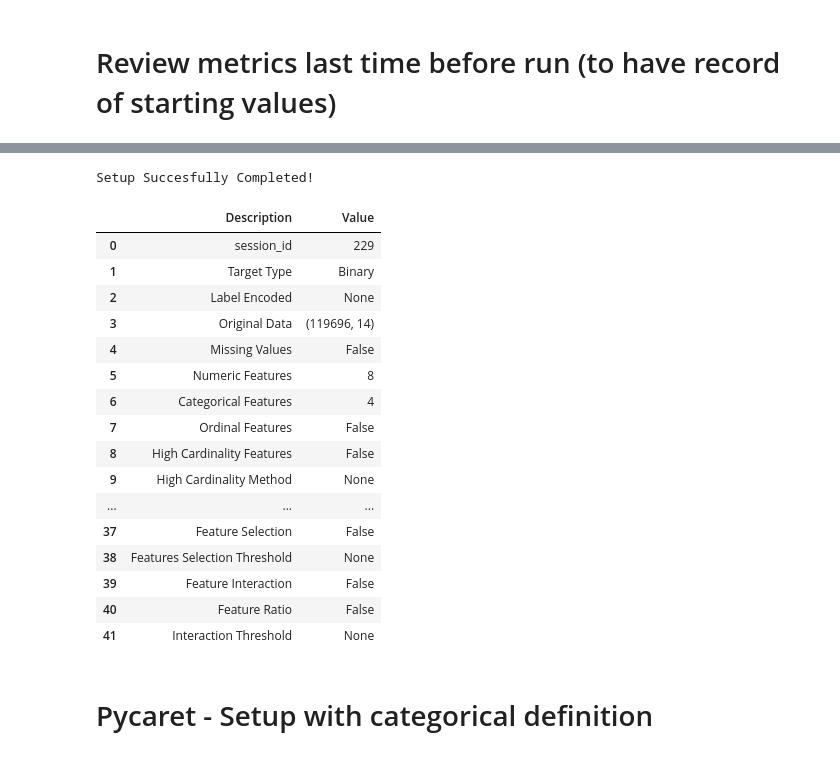
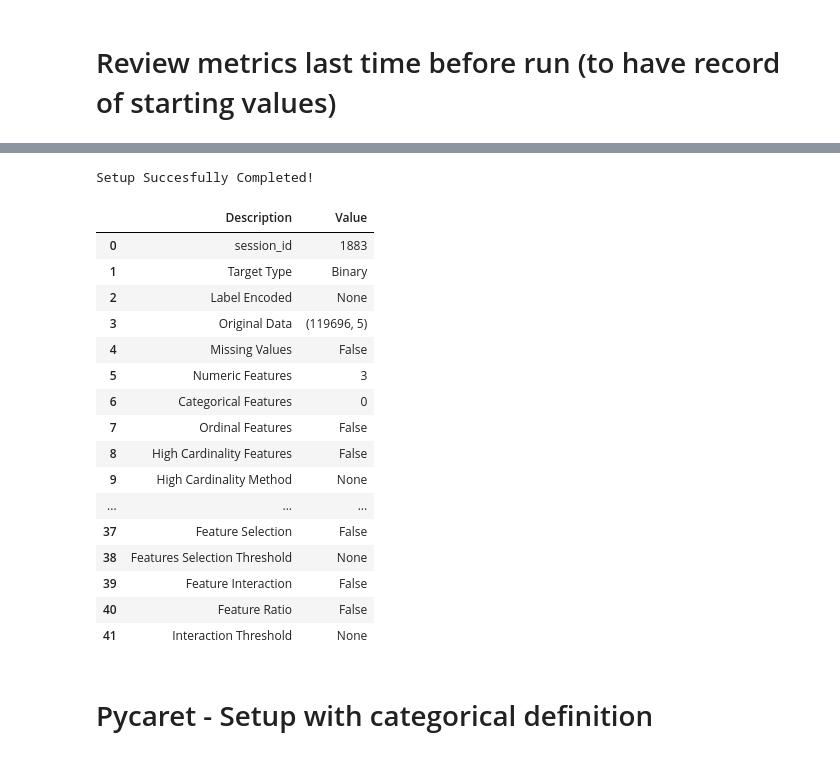
Before and after one commit to bigtoga/Project3, a Jupyter notebook: Justin/createTestPKL.ipynb, the cells around one changed output, grey strips where cells are left out. Saved outputs shown, nothing was run; the diff lists cells and outputs as text; code cells hidden in the pictures.

```diff
--- a/Justin/createTestPKL.ipynb
+++ b/Justin/createTestPKL.ipynb
@@ -120,0 +119,5 @@ memory usage: 24.7+ MB
+# %%
+df.drop(['origChannel', 'origLTV', 'numBorrowers', 'origDebtIncRatio', 'borrCreditScore', 'loanPurp', 'zipCode', 'pMIperct',
+        'mortInsType', 'bestCreditScore', 'avgCreditScore', 'bankNumber', 'stateNumber', 'mSA', 'fmacRateMax', 'fmacRateMin',
+        'fmacRateAvg', 'fmacRateVolatility', 'fredRate', 'rateDiffAbove', 'rateDiffBelow', 'rateDiffAvg', 'rateDiffAbovePct',
+        'rateDiffBelowPct', 'rateDiffAvgPct', 'origMonth'],1 , inplace = True)
@@ -143,22 +135,16 @@ memory usage: 24.7+ MB
-# %%
-df.drop(['origChannel', 'numBorrowers', 'loanPurp', 'pMIperct', 'mortInsType', 'bestCreditScore', 'avgCreditScore',
-        'borrCreditScore', 'fmacRateMax', 'fmacRateMin', 'fmacRateVolatility', 'rateDiffAbove', 'rateDiffBelow', 'rateDiffAvg',
-        'rateDiffAbovePct', 'rateDiffBelowPct', 'rateDiffAvgPct'], 1, inplace = True)
 # %%
 model_setup = setup(df, target = 'zeroBalCode', ignore_low_variance = True,
-            categorical_features = ['zipCode', 'bankNumber',
-                                    'stateNumber'],
-            numeric_features = ['origLTV', 'origDebtIncRatio', 'worstCreditScore',])
+            numeric_features = ['worstCreditScore',])
 # %% [output]
 Setup Succesfully Completed!
 |  | Description | Value |
-| 0 | session_id | 229 |
+| 0 | session_id | 1883 |
 | 1 | Target Type | Binary |
 | 2 | Label Encoded | None |
-| 3 | Original Data | (119696, 14) |
+| 3 | Original Data | (119696, 5) |
 | 4 | Missing Values | False |
-| 5 | Numeric Features | 8 |
-| 6 | Categorical Features | 4 |
+| 5 | Numeric Features | 3 |
+| 6 | Categorical Features | 0 |
 | 7 | Ordinal Features | False |
 | 8 | High Cardinality Features | False |
 | 9 | High Cardinality Method | None |
```
Also changed, not shown: parts of 10 cells of this notebook, 6 other files.
